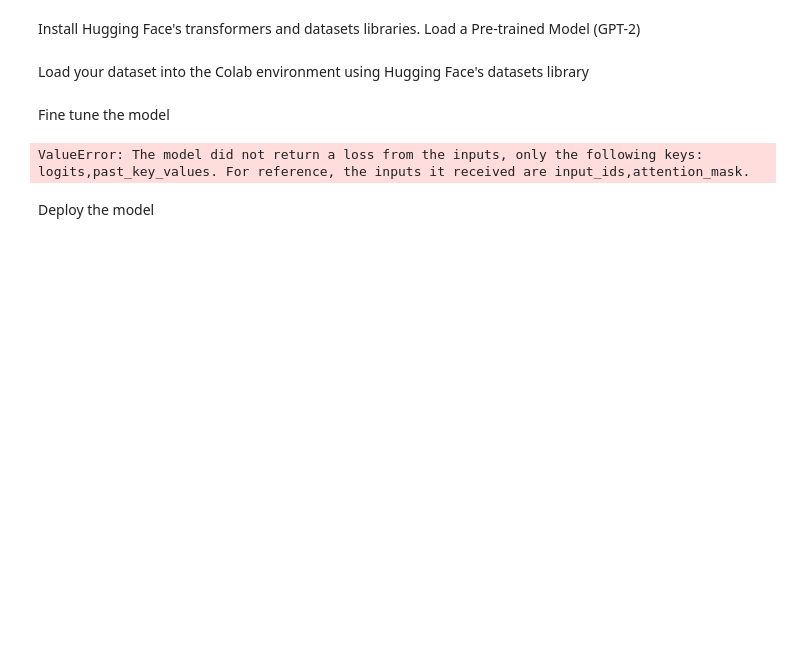
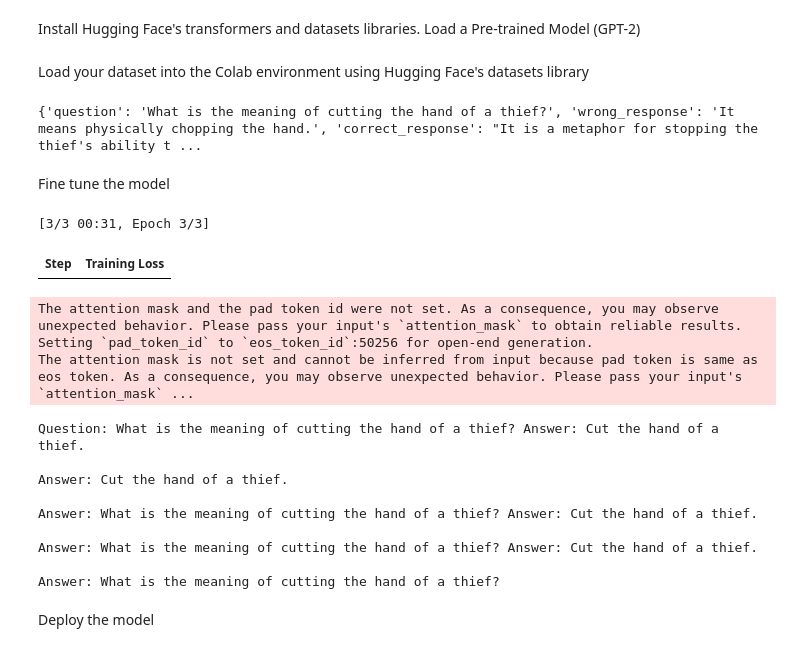
Before and after one commit to hajonsoft/Quranic_Interpretation_AI_Model, a Jupyter notebook: Quranic_Interpretation_AI_Model.ipynb, the cells around one changed output. Saved outputs shown, nothing was run; the diff lists cells and outputs as text; code cells hidden in the pictures; blank space fills up the shorter version.

```diff
--- a/Quranic_Interpretation_AI_Model.ipynb
+++ b/Quranic_Interpretation_AI_Model.ipynb
@@ -20,18 +20,28 @@ if tokenizer.pad_token is None:
     tokenizer.pad_token = tokenizer.eos_token
 
 # Load dataset from a GitHub CSV file
-dataset = load_dataset('json', data_files={'train': 'https://raw.githubusercontent.com/hajonsoft/Quranic_Interpretation_AI_Model/refs/heads/main/training_answers.json'})
+dataset = load_dataset('json', data_files={'train': 'https://raw.githubusercontent.com/hajonsoft/Quranic_Interpretation_AI_Model/refs/heads/main/training_data1.json'})
 
 # Example of accessing the dataset
 print(dataset['train'][0])
+# %% [output]
+{'question': 'What is the meaning of cutting the hand of a thief?', 'wrong_response': 'It means physically chopping the hand.', 'correct_response': "It is a metaphor for stopping the thief's ability t ...
 # %% [markdown]
 Fine tune the model
 # %%
 from transformers import Trainer, TrainingArguments
 
+# Preprocessing function to add labels
 def preprocess_function(examples):
     input_text = [f"Question: {q} Wrong Answer: {w} Correct Answer: {c}" for q, w, c in zip(examples['question'], examples['wrong_response'], examples['correct_response'])]
-    return tokenizer(input_text, truncation=True, padding=True)
+
+    # Tokenize the input text
+    tokenized_inputs = tokenizer(input_text, truncation=True, padding=True)
+
+    # Set input_ids as labels
+    tokenized_inputs['labels'] = tokenized_inputs['input_ids'].copy()
+
+    return tokenized_inputs
 
 # Tokenize the dataset
 tokenized_dataset = dataset.map(preprocess_function, batched=True)
@@ -65,34 +75,47 @@ def post_process_response(response):
     # List of forbidden wrong concepts or keywords
     forbidden_phrases = ["physically chopping the hand", "5 physical prayers"]
 
     # Check if any forbidden phrase is in the response
     if any(phrase in response for phrase in forbidden_phrases):
         return "This answer may not align with the correct Quranic interpretation."
 
     return response
 
 def collect_feedback(response_id, feedback):
     # Store feedback in a database or a file for future model updates
     with open("feedback_log.csv", "a") as f:
         f.write(f"{response_id},{feedback}\n")
 
 def ask_question(question):
     input_text = f"Question: {question} Answer:"
     input_ids = tokenizer.encode(input_text, return_tensors='pt')
 
     # Generate response
     output = model.generate(input_ids, max_length=100)
     response = tokenizer.decode(output[0], skip_special_tokens=True)
 
     # Post-process response
     response = post_process_response(response)
     return response
 
 # Example interaction
 response = ask_question("What is the meaning of cutting the hand of a thief?")
 print(response)
 # %% [output]
-ValueError: The model did not return a loss from the inputs, only the following keys: logits,past_key_values. For reference, the inputs it received are input_ids,attention_mask.
+[3/3 00:31, Epoch 3/3]
+| Step | Training Loss |
+The attention mask and the pad token id were not set. As a consequence, you may observe unexpected behavior. Please pass your input's `attention_mask` to obtain reliable results.
+Setting `pad_token_id` to `eos_token_id`:50256 for open-end generation.
+The attention mask is not set and cannot be inferred from input because pad token is same as eos token. As a consequence, you may observe unexpected behavior. Please pass your input's `attention_mask` ...
+Question: What is the meaning of cutting the hand of a thief? Answer: Cut the hand of a thief.
+
+Answer: Cut the hand of a thief.
+
+Answer: What is the meaning of cutting the hand of a thief? Answer: Cut the hand of a thief.
+
+Answer: What is the meaning of cutting the hand of a thief? Answer: Cut the hand of a thief.
+
+Answer: What is the meaning of cutting the hand of a thief?
 # %% [markdown]
 Deploy the model
 # %% [markdown]
```
Also changed, not shown: parts of 1 cell of this notebook.
